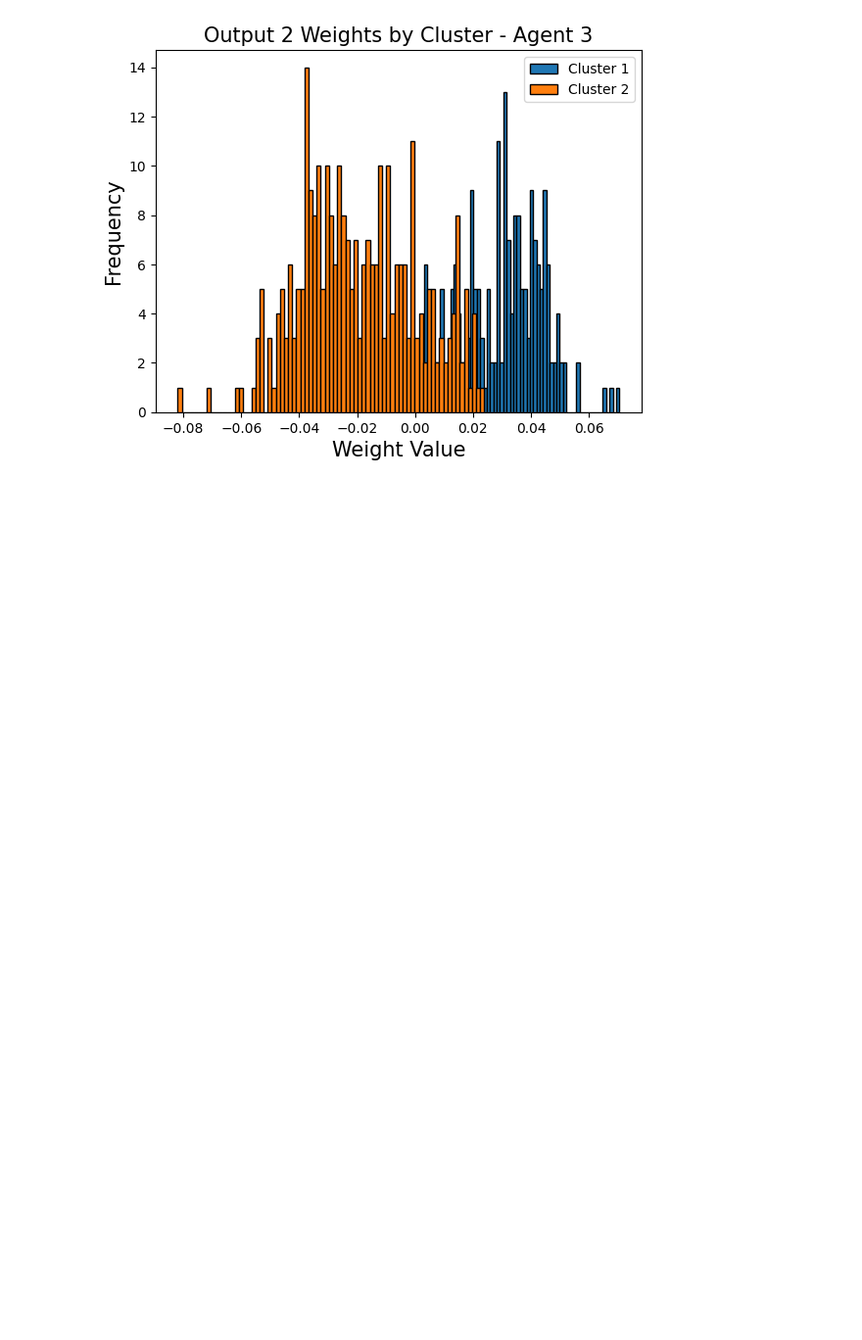
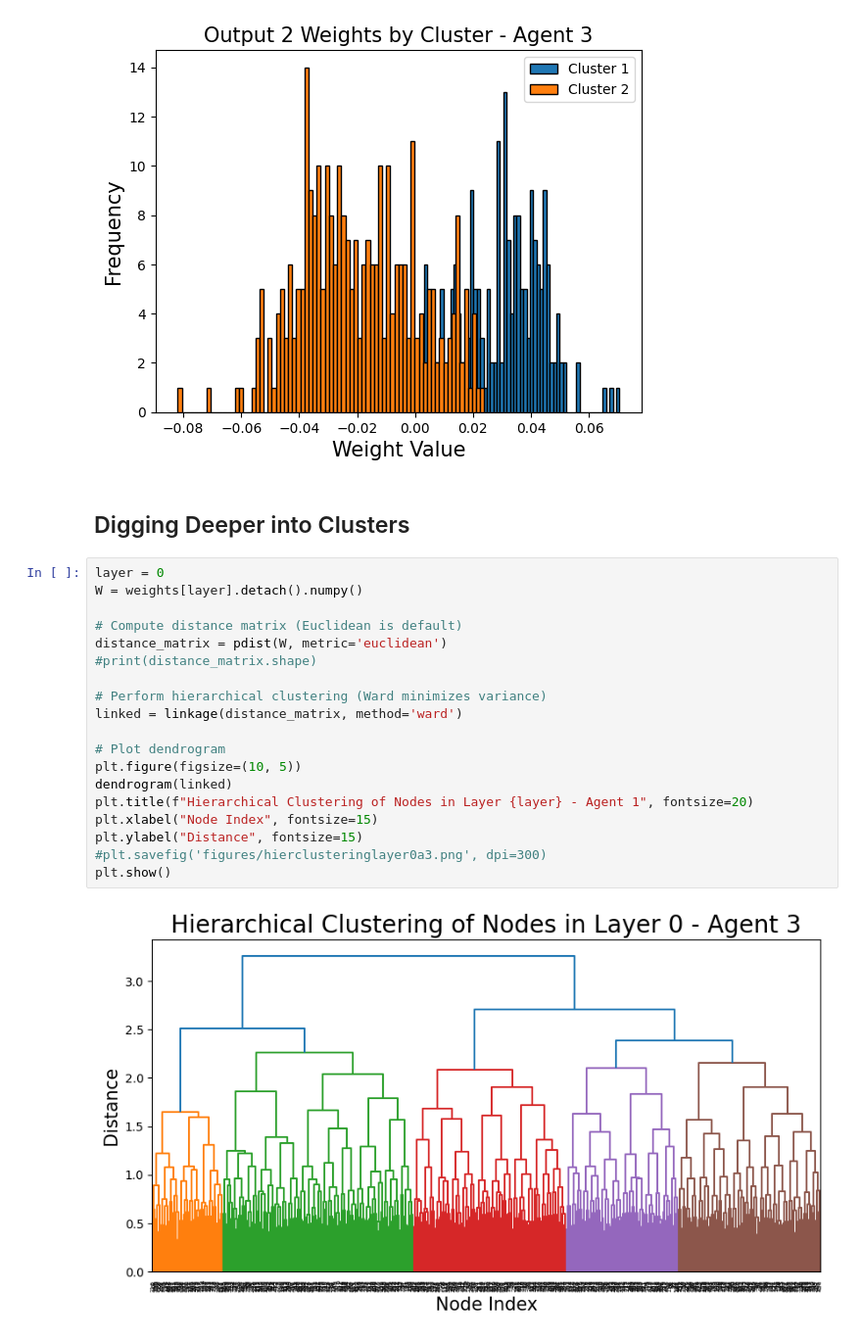
Before and after one commit to NiloufarRazmi/RL_Olfaction, a Jupyter notebook: cartesian_polar/general-model-analysis.ipynb, the cells around one changed output. Shown at 98% size. Drawn from its saved outputs; the diff is of its cells as text; blank space fills up the shorter version.

```diff
--- a/cartesian_polar/general-model-analysis.ipynb
+++ b/cartesian_polar/general-model-analysis.ipynb
@@ -380,3 +457,26 @@ for i in range(W.shape[1]):
 [figure]
 [figure]
 [figure]
+# %% [markdown]
+## Digging Deeper into Clusters
+# %%
+layer = 0
+W = weights[layer].detach().numpy()
+
+# Compute distance matrix (Euclidean is default)
+distance_matrix = pdist(W, metric='euclidean')
+#print(distance_matrix.shape)
+
+# Perform hierarchical clustering (Ward minimizes variance)
+linked = linkage(distance_matrix, method='ward')
+
+# Plot dendrogram
+plt.figure(figsize=(10, 5))
+dendrogram(linked)
+plt.title(f"Hierarchical Clustering of Nodes in Layer {layer} - Agent 1", fontsize=20)
+plt.xlabel("Node Index", fontsize=15)
+plt.ylabel("Distance", fontsize=15)
+#plt.savefig('figures/hierclusteringlayer0a3.png', dpi=300)
+plt.show()
+# %% [output]
+[figure, added]
```
Also changed, not shown: parts of 14 cells of this notebook, 3 other files.
